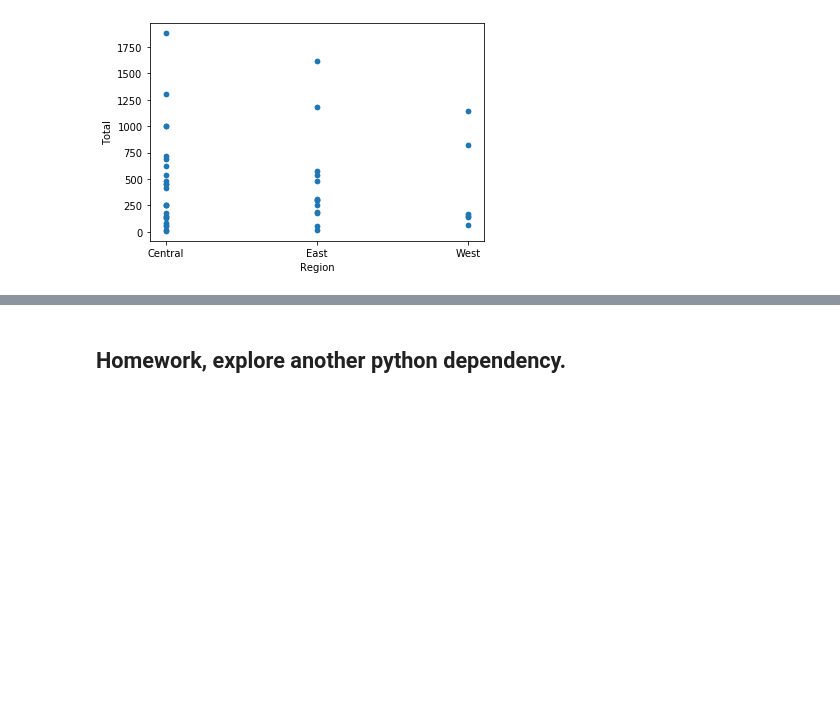
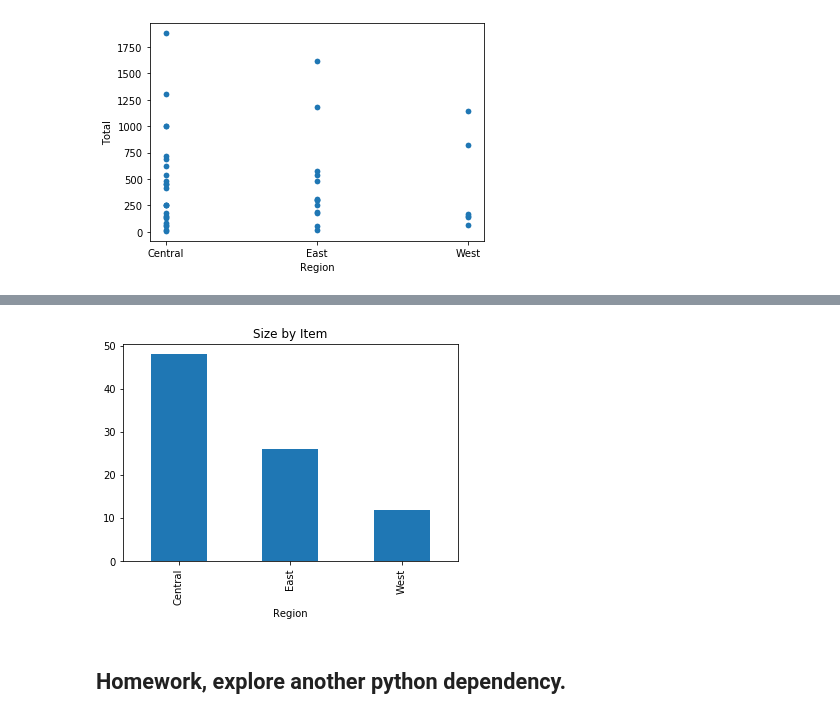
Before and after one commit to javanejones/Pandas-Tutorial, a Jupyter notebook: Mss.ipynb, the cells around one changed output, grey strips where cells are left out. Cells and saved outputs as stored; diff of their text form; code cells hidden in the pictures; blank space fills up the shorter version.

```diff
--- a/Mss.ipynb
+++ b/Mss.ipynb
@@ -571,3 +639,8 @@ bar = combine.groupby("Item")["Units"].mean().plot(kind = 'bar',
+# %%
+bar = combine.groupby("Region")["Item"].count().plot(kind = 'bar',
+                                                              title = "Size by Item")
+# %% [output]
+[figure, added]
 # %% [markdown]
 ## Homework, explore another python dependency.
 # %%
```
Also changed, not shown: parts of 18 cells of this notebook, 1 other file.
